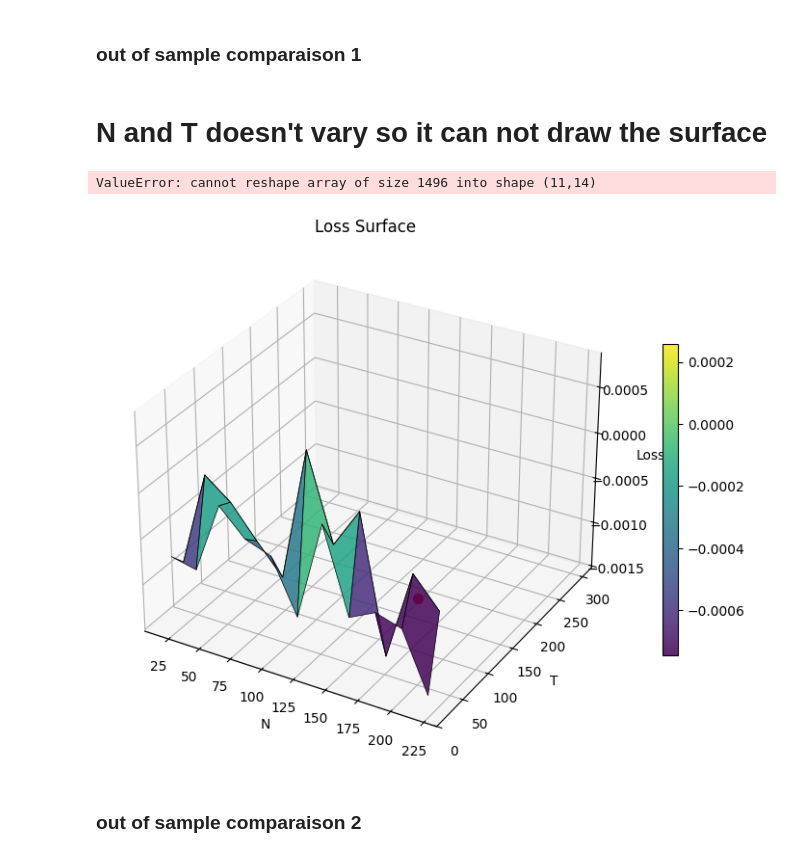
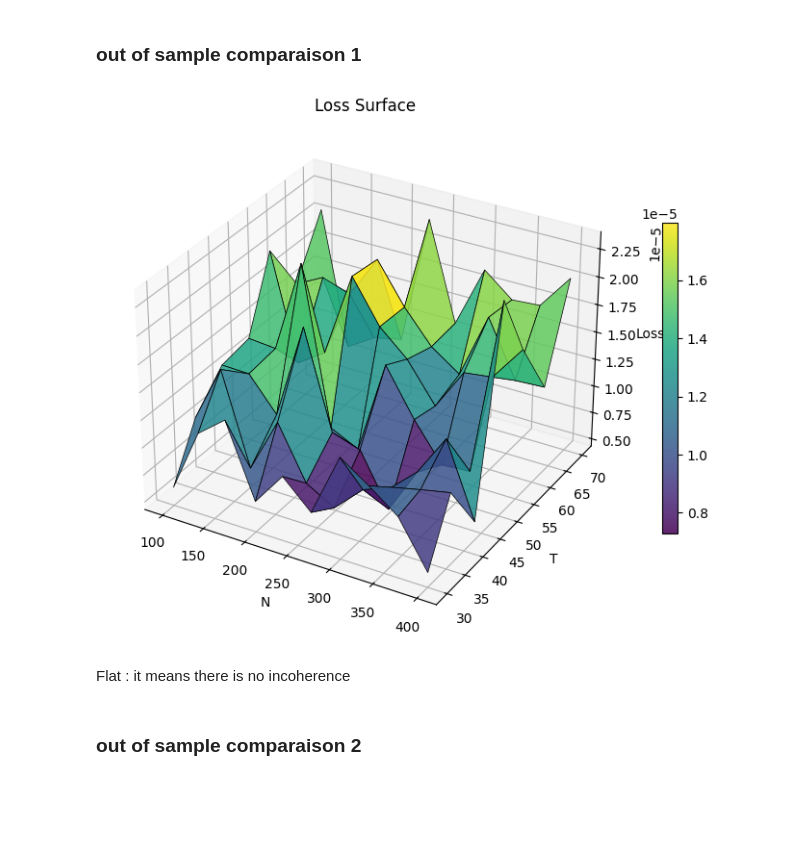
Before and after one commit to Armanddevacc/covariance-cleaning-nn, a Jupyter notebook: NN_real_data.ipynb, the cells around one changed output. Cells and saved outputs as stored; diff of their text form; code cells hidden in the pictures; blank space fills up the shorter version.

Commit message:
pipelien for real data + experiences

```diff
--- a/NN_real_data.ipynb
+++ b/NN_real_data.ipynb
@@ -92,54 +96,44 @@ T_list_test_1 = [20, 40,60, 80, 100, 120, 150, 180, 200, 220, 240, 260, 280, 300
+# %%
+batch_size_oos = 25
+
+N_list_test = np.linspace(N_min, N_max, 10, dtype=int)
+T_list_test = np.linspace(T_min, T_max, 7, dtype=int)
 # %%
 losses_value = []
-# %%
-dataset = real_data_pipeline(
-    25,
-    date_bounds=('1995-01-01','2015-01-01'),
-    n_days_out = T+10,
-    n_days_in = T,
-    shift = 0,
-    n_stocks = n_stocks,
-    market_cap_range = (1000, 3000),
-    sequential = False,
-    return_generator = False,
-)
-# %% [markdown]
-# N and T doesn't vary so it can not draw the surface
 # %%
-for n in N_list_test_1:
-    for t in T_list_test_1:
-        input_seq, Q_emp_oos_i, R_oos, T_t = next(data_generator_real_data(N_min=n, N_max=n, T_min=t, T_max=t, dataset=dataset))
+for n in N_list_test:
+    for t in T_list_test:
+        input_seq, Q_emp_oos_i, R_oos, T_t = next(data_generator_real_data(N_min=n, N_max=n, T_min=t, T_max=t, dataset=dataset, missing_constant=2))
         lam_pred_test_i = model_real_data(input_seq)
-        loss = loss_function(lam_pred_test_i, Q_emp_oos_i, R_oos, T_t).item()
+        loss = loss_function(lam_pred_test_i, Q_emp_oos_i, torch_cov_pairwise(R_oos), T_t).item()
         losses_value.append(loss)
 # %%
 # meshing
-loss_grid = np.array(losses_value).reshape(len(np.array(N_list_test_1)), len(np.array(T_list_test_1)))
-N_mesh, T_mesh = np.meshgrid(np.array(N_list_test_1), np.array(T_list_test_1), indexing='ij')
+loss_grid = np.array(losses_value).reshape(len(np.array(N_list_test)), len(np.array(T_list_test)))
+N_mesh, T_mesh = np.meshgrid(np.array(N_list_test), np.array(T_list_test), indexing='ij')
-# %% [output]
-ValueError: cannot reshape array of size 1496 into shape (11,14)
 # %%
 # plot
 fig = plt.figure(figsize=(10,7))
 ax = fig.add_subplot(111, projection='3d')
 
 surf = ax.plot_surface(N_mesh, T_mesh, loss_grid,
                        cmap='viridis',
                        edgecolor='k',
                        linewidth=0.5,
                        alpha=0.85)
 
 ax.set_xlabel("N")
 ax.set_ylabel("T")
 ax.set_zlabel("Loss")
 ax.set_title("Loss Surface")
-ax.scatter(200, 50, loss_grid[10,1], color='red', s=50)
 
 fig.colorbar(surf, shrink=0.6)
 plt.savefig('images/loss_surface.png')
 plt.show()
 # %% [output]
-[figure, old version]
+[figure, new version]
+# %% [markdown]
+Flat : it means there is no incoherence
 # %% [markdown]
 ### out of sample comparaison 2
 # %%
```
Also changed, not shown: parts of 29 cells of this notebook, 3 other files.
